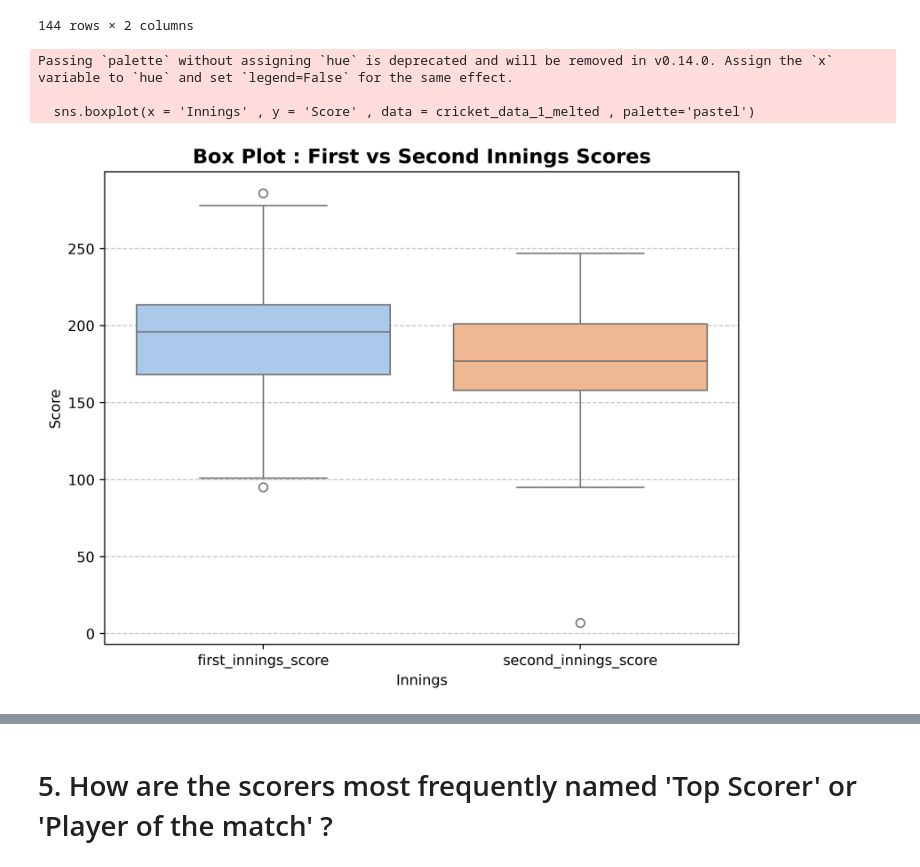
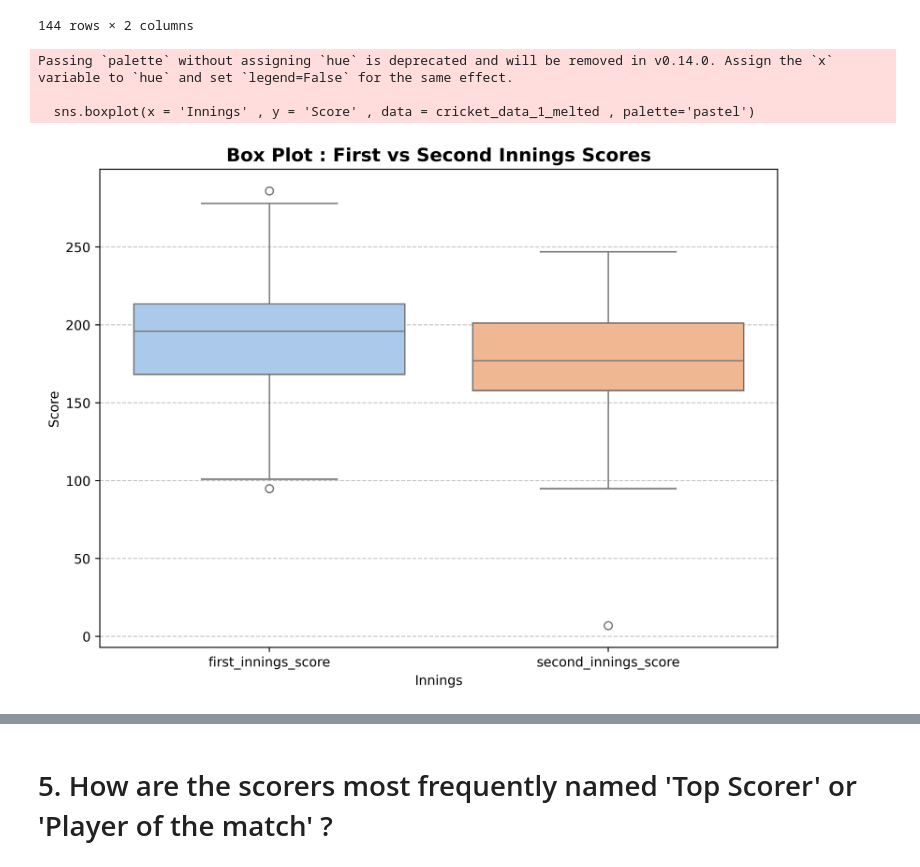
Before and after one commit to R123gh/Data-analytics-project-, a Jupyter notebook: Cricket_dataset.ipynb, the cells around one changed output, grey strips where cells are left out. Drawn from its saved outputs; the diff is of its cells as text; code cells hidden in the pictures.

```diff
--- a/Cricket_dataset.ipynb
+++ b/Cricket_dataset.ipynb
@@ -688,12 +688,13 @@ cricket_data_1_melted
 # %%
 plt.figure(figsize=(8,6),dpi = 500)
 sns.boxplot(x = 'Innings' , y = 'Score' , data = cricket_data_1_melted , palette='pastel')
 plt.title("Box Plot : First vs Second Innings Scores",fontsize = 14 , fontweight = 'bold')
 plt.grid(axis='y',linestyle = '--',alpha = 0.7)
+plt.tight_layout()
 plt.show()
 # %% [output]
 Passing `palette` without assigning `hue` is deprecated and will be removed in v0.14.0. Assign the `x` variable to `hue` and set `legend=False` for the same effect.
 
   sns.boxplot(x = 'Innings' , y = 'Score' , data = cricket_data_1_melted , palette='pastel')
-[figure, old version]
+[figure, new version]
 # %%
```
Also changed, not shown: parts of 12 cells of this notebook.
